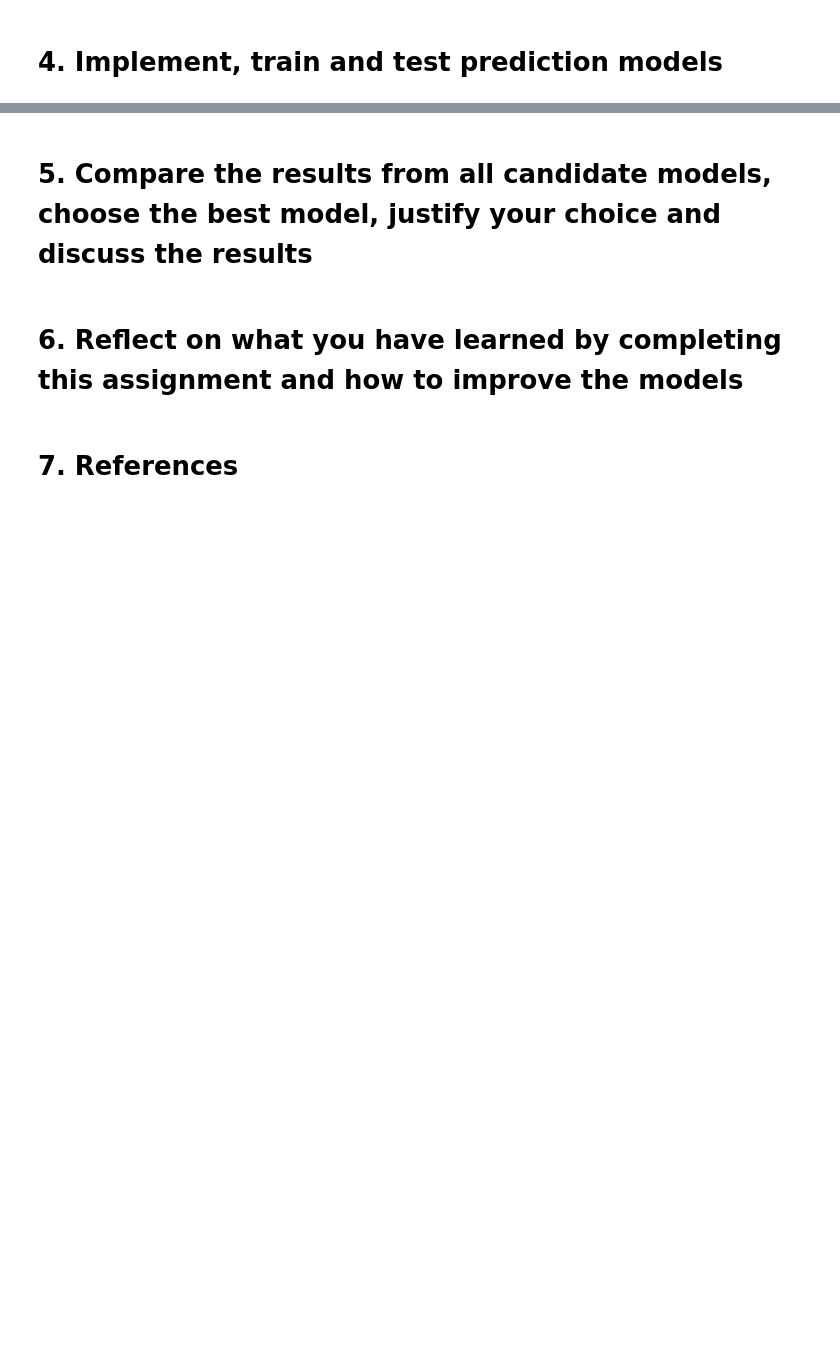
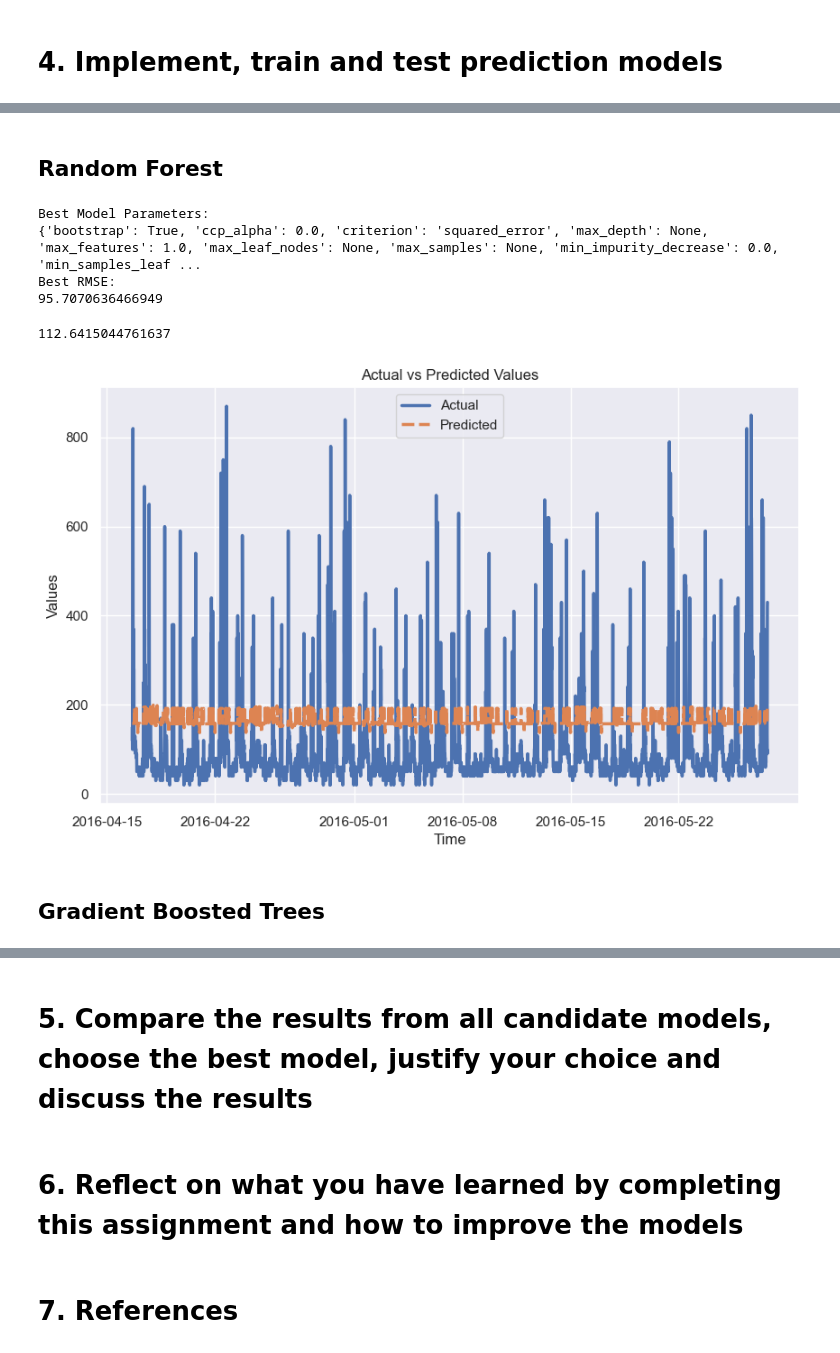
Before and after one commit to nicoataiza/CS7306-2024, a Jupyter notebook: Assignment 1/a1882443_Ataiza_assign1a.ipynb, the cells around one changed output, grey strips where cells are left out. Cells and saved outputs as stored; diff of their text form; code cells hidden in the pictures; blank space fills up the shorter version.

```diff
--- a/Assignment 1/a1882443_Ataiza_assign1a.ipynb
+++ b/Assignment 1/a1882443_Ataiza_assign1a.ipynb
@@ -410,0 +395,5 @@ Before we implement the prediction models, the way cross-validation for time ser
+# %%
+from sklearn.model_selection import TimeSeriesSplit
+
+# Define the TimeSeriesSplit
+tscv = TimeSeriesSplit(n_splits=10) # default value is going to be 5
@@ -410,0 +404,68 @@ Before we implement the prediction models, the way cross-validation for time ser
+# %% [markdown]
+## Random Forest
+# %%
+from sklearn.ensemble import RandomForestRegressor
+from sklearn.metrics import mean_squared_error
+
+# Initialize variables to store the best model and its performance
+best_rf = None
+best_rmse_rf = float('inf')  # Initialize with a large value
+
+# Iterate over TimeSeriesSplit splits
+# tscv is split by train and validation set
+for train_index, val_index in tscv.split(X_train_scaled):
+    X_train_ts, X_val = X_train_scaled[train_index], X_train_scaled[val_index]
+    y_train_ts, y_val = y_train[train_index], y_train[val_index]
+
+    # Initialize Random Forest Regressor
+    rf_model = RandomForestRegressor()
+
+    # Fit the Random Forest model
+    rf_model.fit(X_train_ts, y_train_ts)
+
+    # Make predictions on the test set
+    y_pred = rf_model.predict(X_val)
+
+    # Calculate Mean Squared Error
+    rmse = mean_squared_error(y_val, y_pred) ** 0.5
+
+    # Check if the current model is the best so far
+    if rmse < best_rmse_rf:
+        best_rmse_rf = rmse
+        best_rf = rf_model
+
+print("Best Model Parameters:")
+print(best_rf.get_params())
+
+print("Best RMSE: ")
+print(best_rmse_rf)
+# %% [output]
+Best Model Parameters:
+{'bootstrap': True, 'ccp_alpha': 0.0, 'criterion': 'squared_error', 'max_depth': None, 'max_features': 1.0, 'max_leaf_nodes': None, 'max_samples': None, 'min_impurity_decrease': 0.0, 'min_samples_leaf ...
+Best RMSE:
+95.7070636466949
+# %%
+y_pred = best_rf.predict(X_test)
+mean_squared_error(y_test, y_pred) ** 0.5
+# %% [output]
+112.6415044761637
+# %%
+# Create a DataFrame for visualization
+data = {'Actual': y_test, 'Predicted': y_pred}
+df = pd.DataFrame(data)
+
+# Plot the line plot using Seaborn
+plt.figure(figsize=(10, 6))
+sns.lineplot(data=df, linewidth=2.5)
+
+# Add labels and title
+plt.xlabel('Time')
+plt.ylabel('Values')
+plt.title('Actual vs Predicted Values')
+
+# Show the plot
+plt.show()
+# %% [output]
+[figure, added]
+# %% [markdown]
+## Gradient Boosted Trees
```
Also changed, not shown: parts of 23 cells of this notebook, 2 other files.
